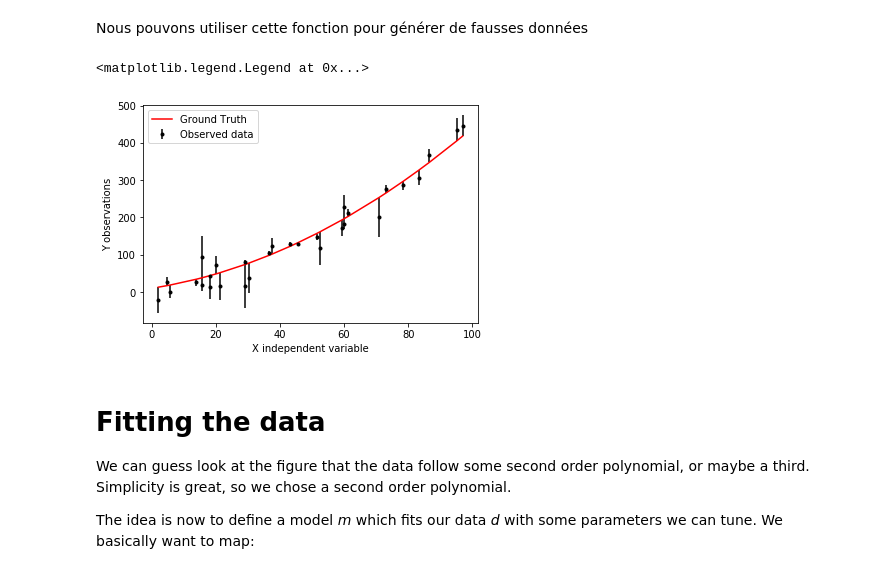
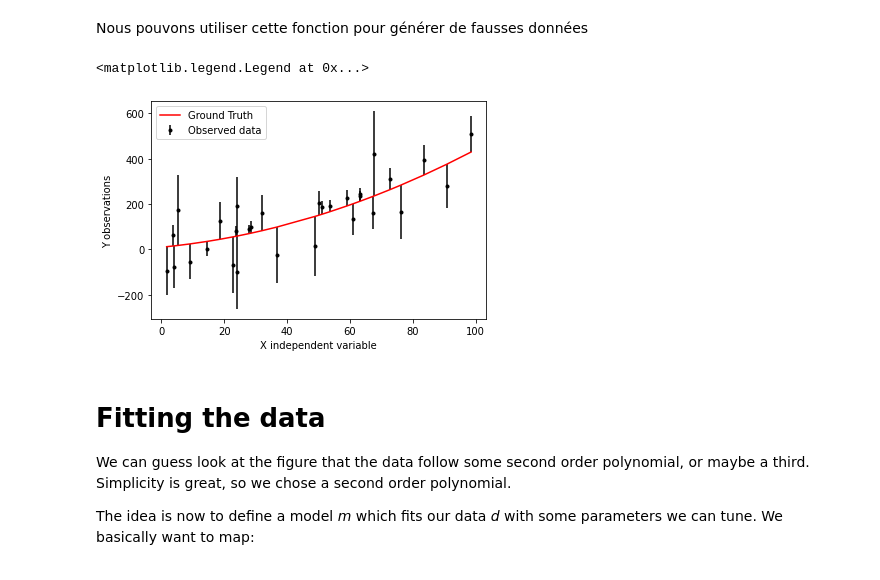
Before and after one commit to charlesll/ModelisationGeochimie, a Jupyter notebook: 02_FitCurve.ipynb, the cells around one changed output. Drawn from its saved outputs; the diff is of its cells as text; code cells hidden in the pictures.

```diff
--- a/02_FitCurve.ipynb
+++ b/02_FitCurve.ipynb
@@ -37,28 +37,28 @@ Nous pouvons utiliser cette fonction pour générer de fausses données
 # %%
 # true parameters
 a = 10.0
 b = 1.321
 c = 0.02978
 
 N = 30
 
 x = np.sort(100*np.random.rand(N))
 y = forward_model(x,a,b,c)
 
 # Real world observations are noisy...
 # we have random errors there, no systematic bias
-ese = 30*np.random.randn(N)
+ese = 100*np.random.randn(N)
 
 y_observed = y + ese
 
 plt.errorbar(x,y_observed,yerr=ese,fmt='.',color="k",label="Observed data")
 plt.plot(x,y,"r-",label="Ground Truth")
 plt.xlabel("X independent variable")
 plt.ylabel("Y observations")
 plt.legend()
 # %% [output]
 <matplotlib.legend.Legend at 0x...>
-[figure, old version]
+[figure, new version]
 # %% [markdown]
 # Fitting the data
 
```
Also changed, not shown: parts of 3 cells of this notebook, 6 other files.
